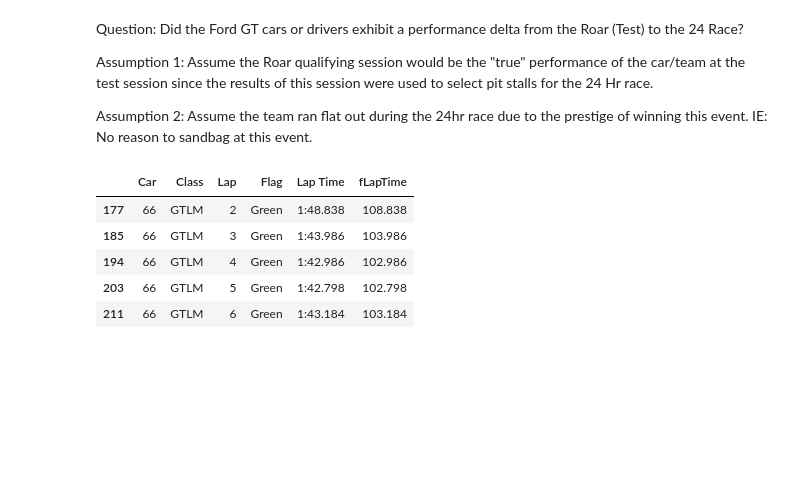
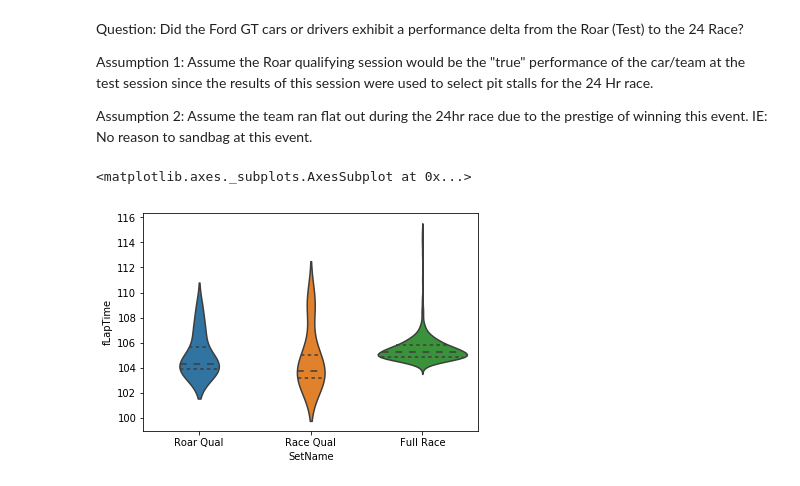
Before and after one commit to thegrumpygator/IMSA2017, a Jupyter notebook: FordGTQuestionDaytona2018.ipynb, the cells around one changed output. Drawn from its saved outputs; the diff is of its cells as text; code cells hidden in the pictures; blank space fills up the shorter version.

```diff
--- a/FordGTQuestionDaytona2018.ipynb
+++ b/FordGTQuestionDaytona2018.ipynb
@@ -81,9 +72,14 @@ dfR_69 = getCarData(dfR_Narrow, 69, 500)
-# %%
-dfQ_66
-# %% [output]
-|  | Car | Class | Lap | Flag | Lap Time | fLapTime |
-| 177 | 66 | GTLM | 2 | Green | 1:48.838 | 108.838 |
-| 185 | 66 | GTLM | 3 | Green | 1:43.986 | 103.986 |
-| 194 | 66 | GTLM | 4 | Green | 1:42.986 | 102.986 |
-| 203 | 66 | GTLM | 5 | Green | 1:42.798 | 102.798 |
-| 211 | 66 | GTLM | 6 | Green | 1:43.184 | 103.184 |
+# %%
+narrow_columns = ['Car','Class', 'Lap', 'Flag', 'Lap Time','fLapTime']
+fords = [66, 67]
+chevy = [3,4]
+# %%
+dfRQ_fords = getCarsData(dfRQ[narrow_columns], fords, 115, 'Roar Qual')
+dfQ_fords = getCarsData(dfQ[narrow_columns], fords, 115, 'Race Qual')
+dfR_fords = getCarsData(dfR[narrow_columns], fords, 115, 'Full Race')
+ford_frames = [dfRQ_fords, dfQ_fords, dfR_fords]
+df_fords = pd.concat(ford_frames)
+sns.violinplot(df_fords.SetName , df_fords.fLapTime, inner="quartile")
+# %% [output]
+<matplotlib.axes._subplots.AxesSubplot at 0x...>
+[figure, added]
```
Also changed, not shown: parts of 12 cells of this notebook.
